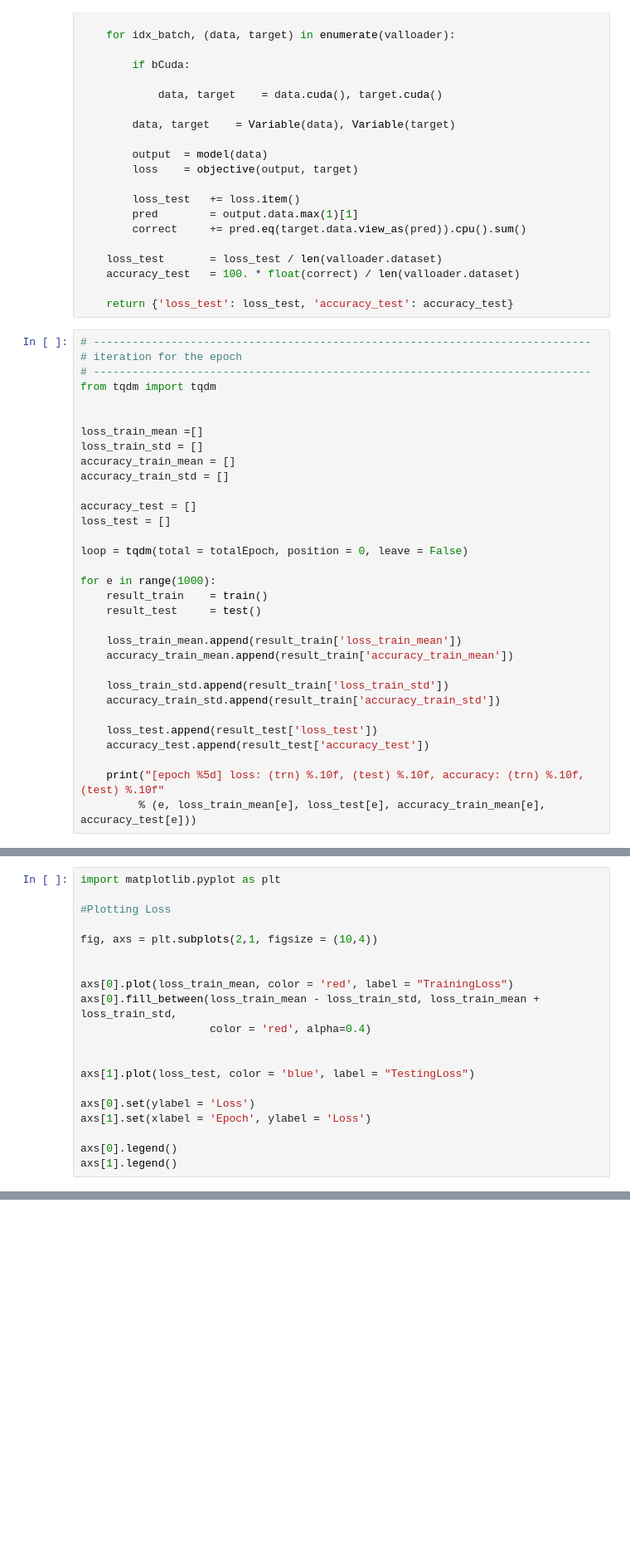
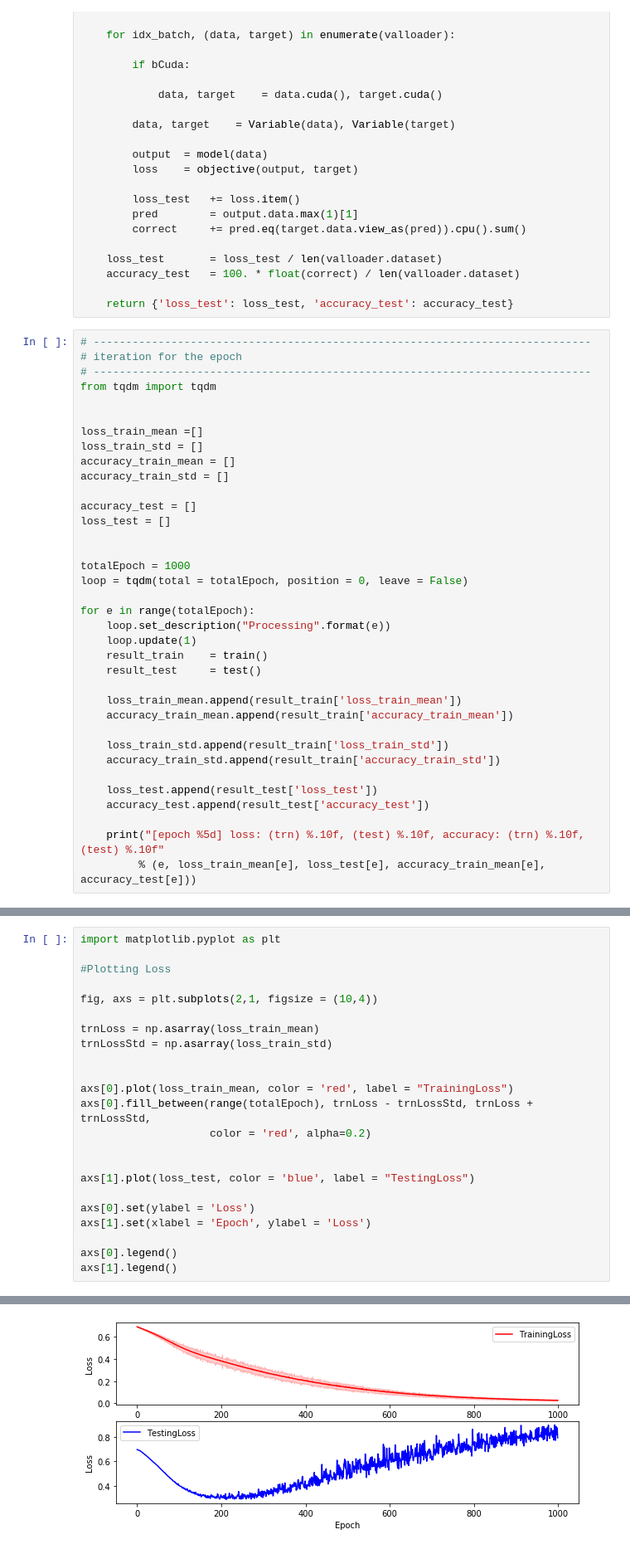
Before and after one commit to ljwon1995/MLAssignment7, a Jupyter notebook: Assignment7.ipynb, the cells around one changed output, grey strips where cells are left out. Shown at 83% size. Drawn from its saved outputs; the diff is of its cells as text; blank space fills up the shorter version.

Commit message:
Fix plot function

```diff
--- a/Assignment7.ipynb
+++ b/Assignment7.ipynb
@@ -218,9 +218,13 @@ accuracy_train_std = []
 accuracy_test = []
 loss_test = []
 
+
+totalEpoch = 1000
 loop = tqdm(total = totalEpoch, position = 0, leave = False)
 
-for e in range(1000):
+for e in range(totalEpoch):
+    loop.set_description("Processing".format(e))
+    loop.update(1)
     result_train    = train()
     result_test     = test()
 
@@ -260,10 +264,13 @@ import matplotlib.pyplot as plt
 
 fig, axs = plt.subplots(2,1, figsize = (10,4))
 
+trnLoss = np.asarray(loss_train_mean)
+trnLossStd = np.asarray(loss_train_std)
+
 
 axs[0].plot(loss_train_mean, color = 'red', label = "TrainingLoss")
-axs[0].fill_between(loss_train_mean - loss_train_std, loss_train_mean + loss_train_std,
-                    color = 'red', alpha=0.4)
+axs[0].fill_between(range(totalEpoch), trnLoss - trnLossStd, trnLoss + trnLossStd,
+                    color = 'red', alpha=0.2)
 
 
 axs[1].plot(loss_test, color = 'blue', label = "TestingLoss")
@@ -273,3 +280,4 @@ axs[1].set(xlabel = 'Epoch', ylabel = 'Loss')
 
 axs[0].legend()
 axs[1].legend()
+# %% [output]
@@ -276,3 +285,4 @@ axs[1].legend()
+[figure, added]
 # %%
 #Plotting Accuracy
 fig, axs = plt.subplots(2,1, figsize = (10,5))
```
Also changed, not shown: parts of 8 cells of this notebook.
